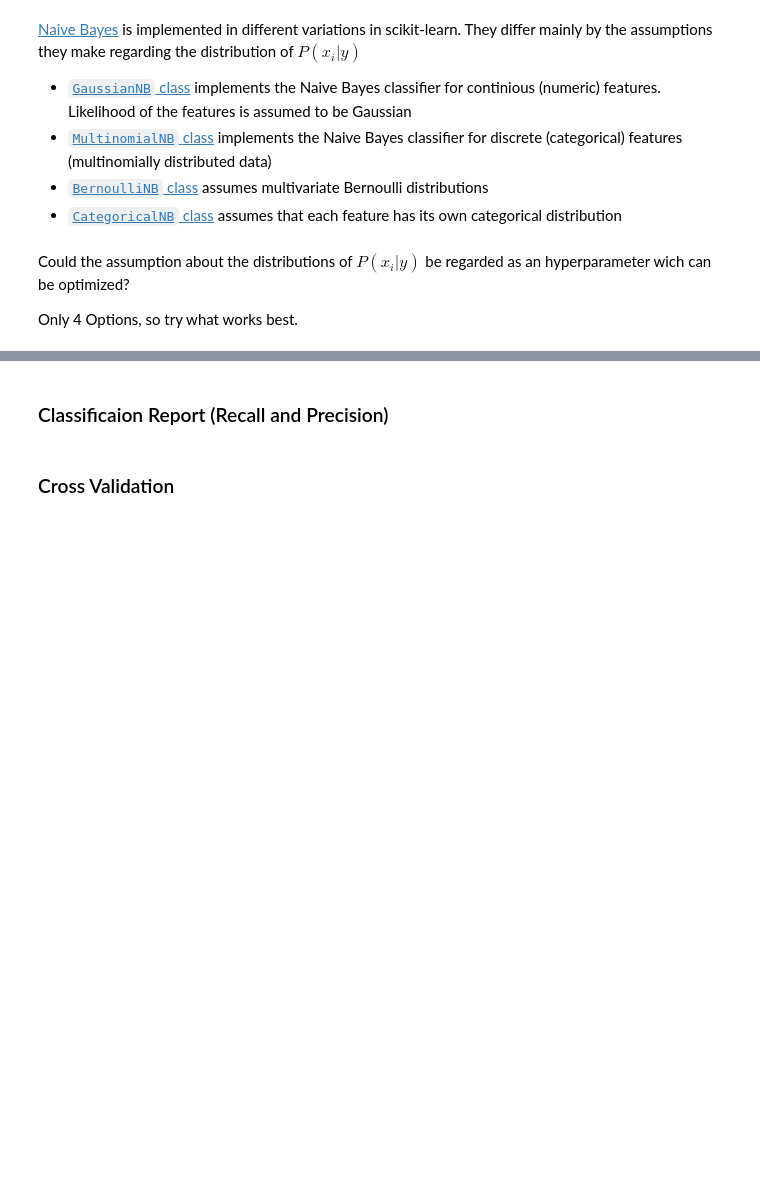
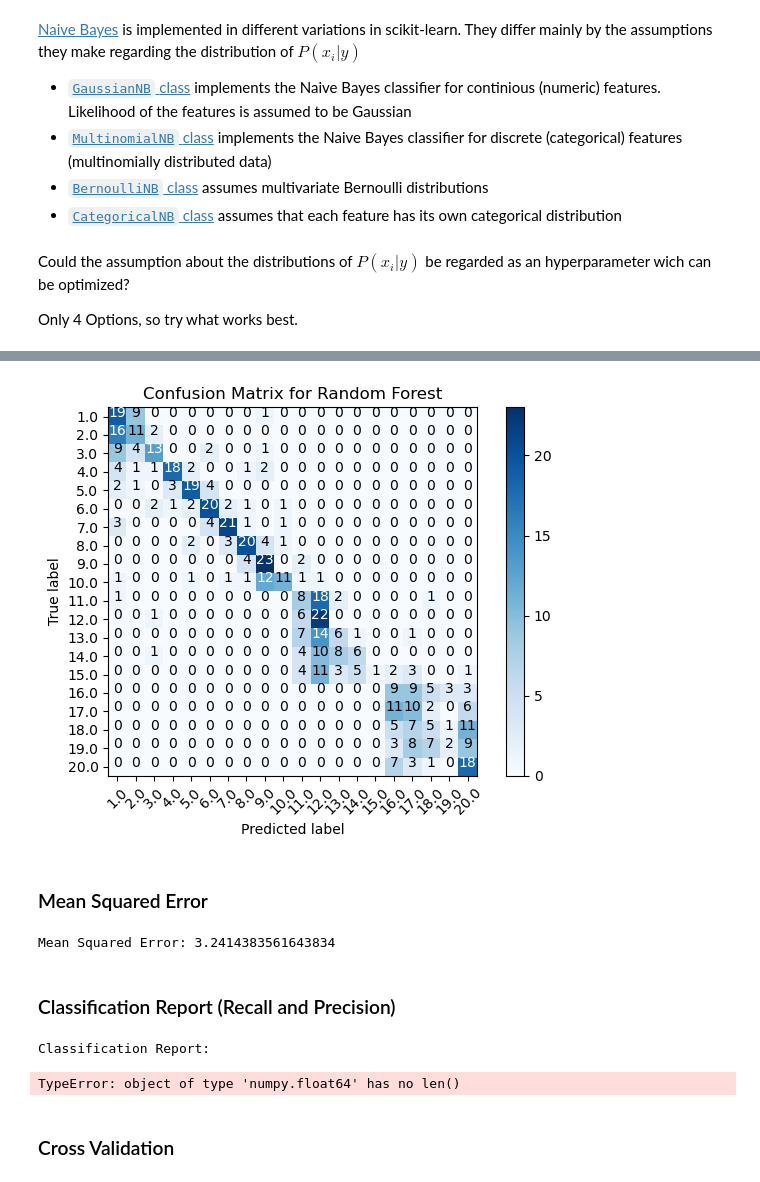
Before and after one commit to fengelnsbauer/ie500-data-mining-group7, a Jupyter notebook: src/model_learning.ipynb, the cells around one changed output, grey strips where cells are left out. Cells and saved outputs as stored; diff of their text form; code cells hidden in the pictures; blank space fills up the shorter version.

Commit message:
Erste Predicitions der Modelle und Evaluation

```diff
--- a/src/model_learning.ipynb
+++ b/src/model_learning.ipynb
@@ -265,0 +174,3 @@ df1_test_preprocessed = df1_train.join(encoded)
+# %%
+label_encoder = preprocessing.LabelEncoder()
+df1_target = label_encoder.fit_transform(df1_target)
@@ -265,0 +179,9 @@ df1_test_preprocessed = df1_train.join(encoded)
+# %%
+from sklearn.model_selection import train_test_split
+
+df1_train, df1_test, df1_target_train, df1_target_test = train_test_split(
+    df1_preprocessed, df1_target,test_size=0.2, random_state=42, stratify=df1_target)
+
+print("=======TRAIN=========")
+display(df1_train)
+display(df1_target_train)
@@ -278,5 +216,5 @@ from sklearn.ensemble import RandomForestClassifier
 
 random_forest = RandomForestClassifier(max_depth=2, random_state=0) #Modell initialisieren
 
-random_forest.fit(df1_train_preprocessed, df1_target_train) #Lernvorgang des Modells
+random_forest.fit(df1_train, df1_target_train) #Lernvorgang des Modells
 # %% [output]
@@ -283,0 +222,6 @@ ValueError: could not convert string to float: 'Russian Grand Prix'
+# %%
+# Vorhersagen mit dem RandomForestClassifier auf df1_test_preprocessed
+df1_rf_pred = random_forest.predict(df1_test)
+
+# Zeige die Vorhersagen
+print(df1_rf_pred)
@@ -524,9 +438,65 @@ print("Accuracy: {}".format(accuracy_score(df_target_test, df_rf_prediction)))
+# %%
+import itertools
+import numpy as np
+from sklearn.metrics import confusion_matrix
+
+import matplotlib.pyplot as plt
+
+# Compute confusion matrix
+cm = confusion_matrix(df1_target_test, df1_rf_pred)
+
+# Plot confusion matrix
+def plot_confusion_matrix(cm, classes, normalize=False, title='Confusion matrix', cmap=plt.cm.Blues):
+    """
+    This function prints and plots the confusion matrix.
+    Normalization can be applied by setting `normalize=True`.
+    """
+    if normalize:
+        cm = cm.astype('float') / cm.sum(axis=1)[:, np.newaxis]
+
+    plt.imshow(cm, interpolation='nearest', cmap=cmap)
+    plt.title(title)
+    plt.colorbar()
+    tick_marks = np.arange(len(classes))
+    plt.xticks(tick_marks, classes, rotation=45)
+    plt.yticks(tick_marks, classes)
+
+    fmt = '.2f' if normalize else 'd'
+    thresh = cm.max() / 2.
+    for i, j in itertools.product(range(cm.shape[0]), range(cm.shape[1])):
+        plt.text(j, i, format(cm[i, j], fmt),
+                 horizontalalignment="center",
+                 color="white" if cm[i, j] > thresh else "black")
+
+    plt.ylabel('True label')
+    plt.xlabel('Predicted label')
+    plt.tight_layout()
+
+# Plot the confusion matrix
+class_names = label_encoder.classes_
+plot_confusion_matrix(cm, classes=class_names, title='Confusion Matrix for Random Forest')
+plt.show()
+# %% [output]
+[figure, added]
+# %% [markdown]
+### Mean Squared Error
+# %%
+from sklearn.metrics import mean_squared_error
+
+# Berechne den MSE
+mse = mean_squared_error(df1_target_test, df1_rf_pred)
+print(f"Mean Squared Error: {mse}")
+# %% [output]
+Mean Squared Error: 3.2414383561643834
 # %% [markdown]
-### Classificaion Report (Recall and Precision)
+### Classification Report (Recall and Precision)
 # %%
 from sklearn.metrics import classification_report
 print("Classification Report:")
-print(classification_report(df_target_test, df_rf_prediction, target_names=label_encoder.classes_))
+print(classification_report(df1_target_test, df1_rf_pred, target_names=label_encoder.classes_))
+# %% [output]
+Classification Report:
+TypeError: object of type 'numpy.float64' has no len()
 # %% [markdown]
 ### Cross Validation
 # %%
```
Also changed, not shown: parts of 70 cells of this notebook.
